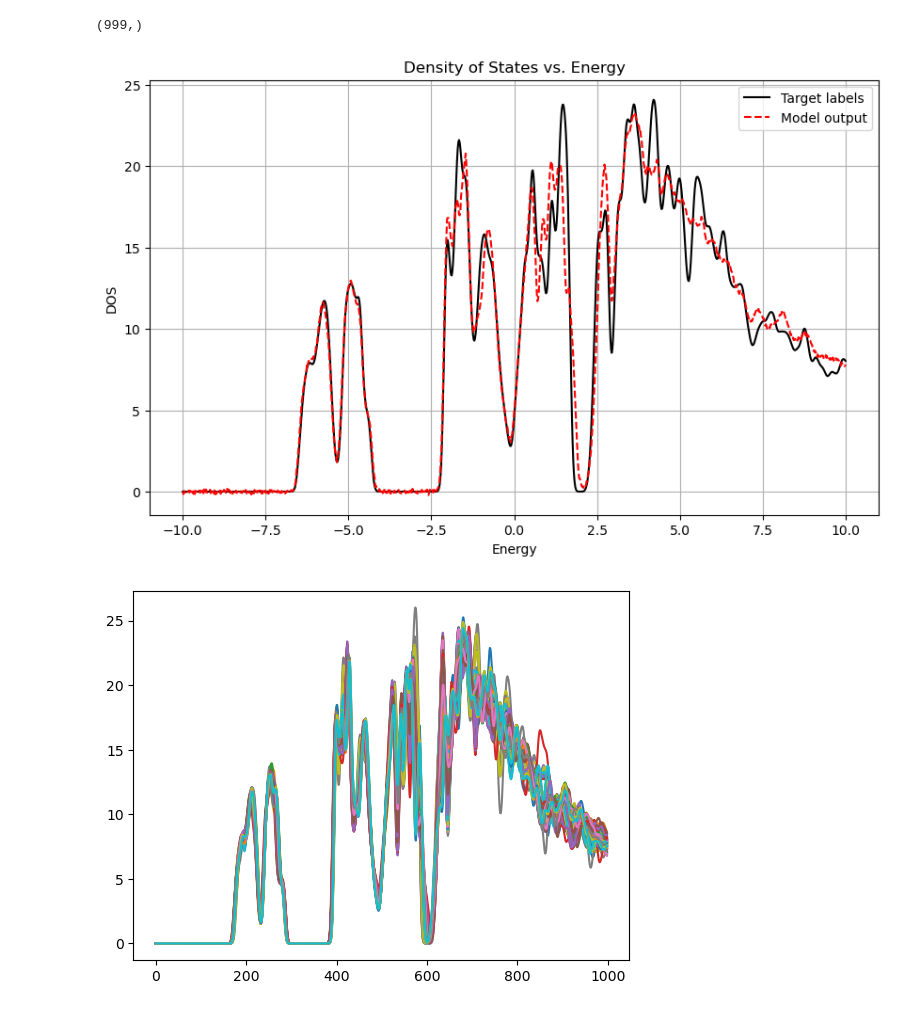
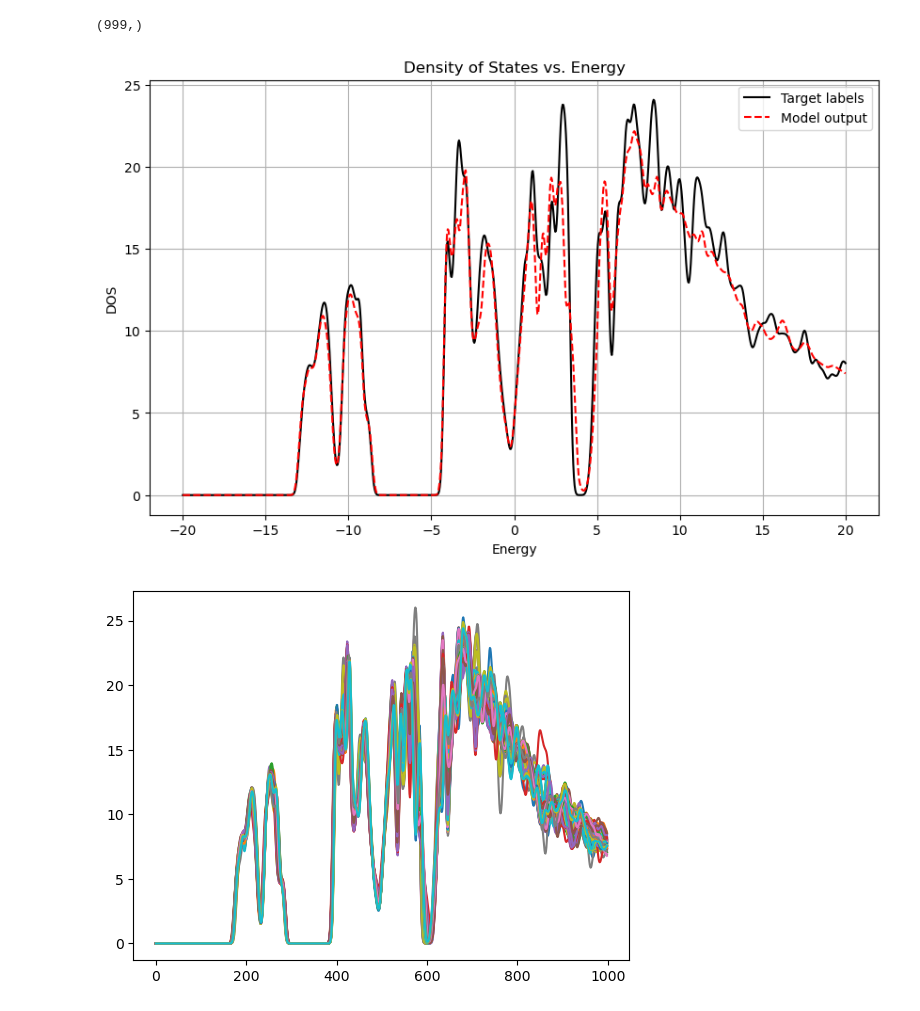
Before and after one commit to AngusHsuPhys/deeph_dev, a Jupyter notebook: DOS_model.ipynb, the cells around one changed output. Cells and saved outputs as stored; diff of their text form; code cells hidden in the pictures.

```diff
--- a/DOS_model.ipynb
+++ b/DOS_model.ipynb
@@ -704,9 +677,9 @@ test_loader = DataLoader(dataset, batch_size=1,
                             shuffle=False, sampler=test_sampler,
                             collate_fn=Collater(True))
 # %%
-learning_rate = 1e-4
+learning_rate = 1e-5
 weight_decay = 0
-criterion = nn.MSELoss()  # Example loss function
+criterion = nn.SmoothL1Loss()  # Example loss function
 model_parameters = filter(lambda p: p.requires_grad, model.parameters())
 # optimizer = optim.SGD(model_parameters, lr=learning_rate, weight_decay=weight_decay)
 optimizer = optim.Adam(model_parameters, lr=learning_rate, betas=(0.9, 0.999))
@@ -807,18 +780,18 @@ target_labels.cpu().detach().numpy().shape
 # %% [output]
 (999,)
 # %%
-x = np.linspace(-10, 10, 999)
+x = np.linspace(-20, 20, 999)
 plt.figure(figsize=(10, 6))
 plt.plot(x, target_labels.cpu().detach().numpy(),color='black', label = 'Target labels')
 plt.plot(x, output.cpu().detach().numpy(),color='red', linestyle= '--', label = 'Model output')
 plt.xlabel('Energy')
 plt.ylabel('DOS')
 plt.title('Density of States vs. Energy')
 plt.legend()
 plt.grid(True)
 plt.show()
 # %% [output]
-[figure, old version]
+[figure, new version]
 # %%
 for i in range(80):
     plt.plot(dataset[i].y,label='Target')
```
Also changed, not shown: parts of 4 cells of this notebook.
